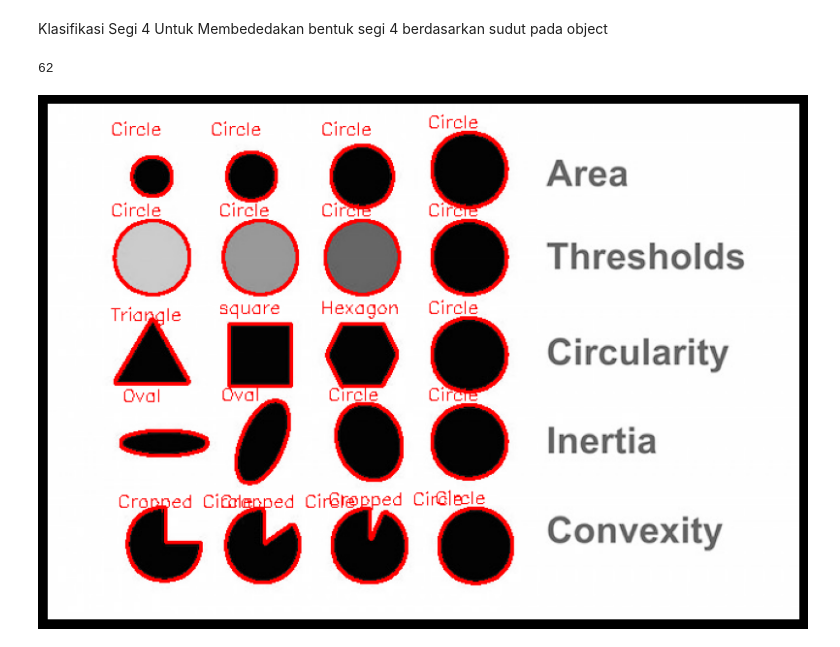
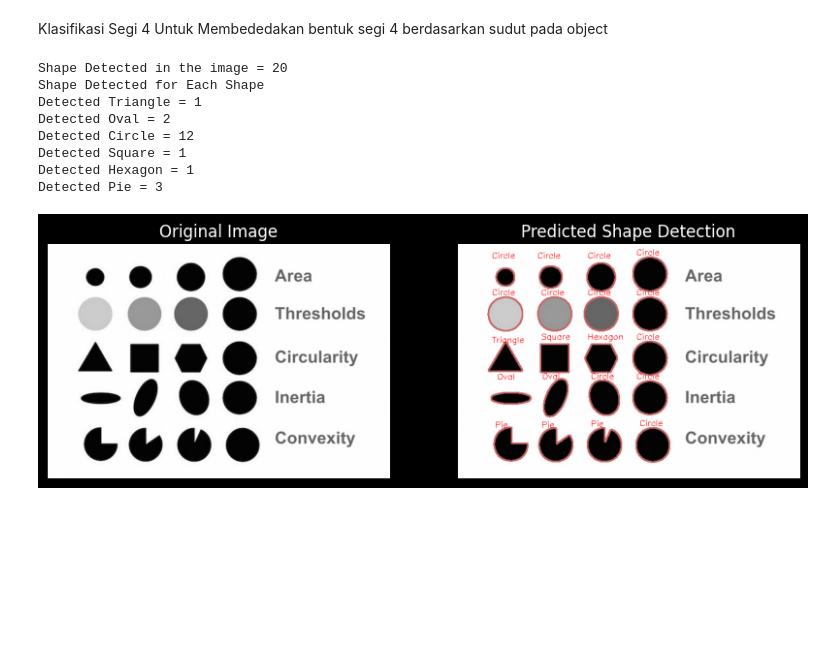
Before and after one commit to alfredwisana/computer-vision, a Jupyter notebook: Alfred/UAS/Shape_Detection.ipynb, the cells around one changed output. Drawn from its saved outputs; the diff is of its cells as text; code cells hidden in the pictures; blank space fills up the shorter version.

```diff
--- a/Alfred/UAS/Shape_Detection.ipynb
+++ b/Alfred/UAS/Shape_Detection.ipynb
@@ -14,10 +14,10 @@ def classify_quadrilateral(approx):
     aspect_ratio = w / float(h)
     aspect_ratio = round(aspect_ratio,2)
     if aspect_ratio==3.41 and aspect_ratio==0.49:
-        return "ellipse"
+        return "Ellipse"
 
     if 0.95 <= aspect_ratio <= 1.05:
-        return "square"
+        return "Square"
     else:
         sides = []
         for i in range(4):
@@ -35,15 +35,15 @@ def classify_quadrilateral(approx):
         cosines = np.sort(cosines)
 
         if all_sides_equal:
-            return "rhombus"
+            return "Rhombus"
         elif opposite_sides_equal:
             if np.allclose(cosines, [0, 0, 0, 0], atol=0.1):
-                return "rectangle"
+                return "Rectangle"
             else:
                 if aspect_ratio==0.49:
                     return "Oval"
                 else:
-                    return "Trapezoid"
+                    return "Pararelogram"
         else:
             if aspect_ratio==3.41:
                 return "Oval"
@@ -172,15 +200,38 @@ def detect_shapes(image):
 # %%
 # Load an image
 image_path = "BlobTest.jpg"  # Replace with your image path
 image = cv2.imread(image_path)
+image_temp = image.copy()
 
-shape,output_image = detect_shapes(image)
-print(len(shape))
-# Display the output image
+shape,output_image,shape_dict = detect_shapes(image_temp)
+print(f"Shape Detected in the image = {shape}")# Display the output image
+
+print("Shape Detected for Each Shape")
+for shape_name,shape_len in shape_dict.items():
+    if shape_len !=0:
+        print(f"Detected {shape_name} = {shape_len}")
+
+# print(shape_dict)
 plt.figure(figsize=(10, 10))
+
+plt.subplot(1,2,1)
+plt.imshow(cv2.cvtColor(image, cv2.COLOR_BGR2RGB))
+plt.title("Original Image")
+plt.axis('off')
+
+
+plt.subplot(1,2,2)
 plt.imshow(cv2.cvtColor(output_image, cv2.COLOR_BGR2RGB))
+plt.title("Predicted Shape Detection")
 plt.axis('off')
 plt.show()
 # %% [output]
-62
+Shape Detected in the image = 20
+Shape Detected for Each Shape
+Detected Triangle = 1
+Detected Oval = 2
+Detected Circle = 12
+Detected Square = 1
+Detected Hexagon = 1
+Detected Pie = 3
-[figure, old version]
+[figure, new version]
```
Also changed, not shown: parts of 1 cell of this notebook, 2 other files.
